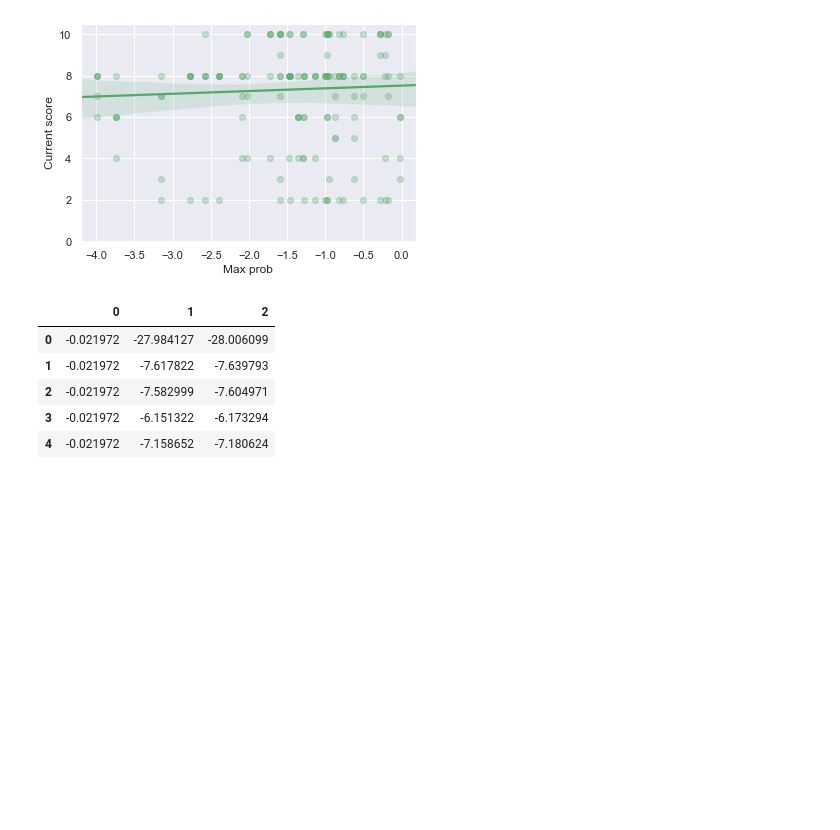
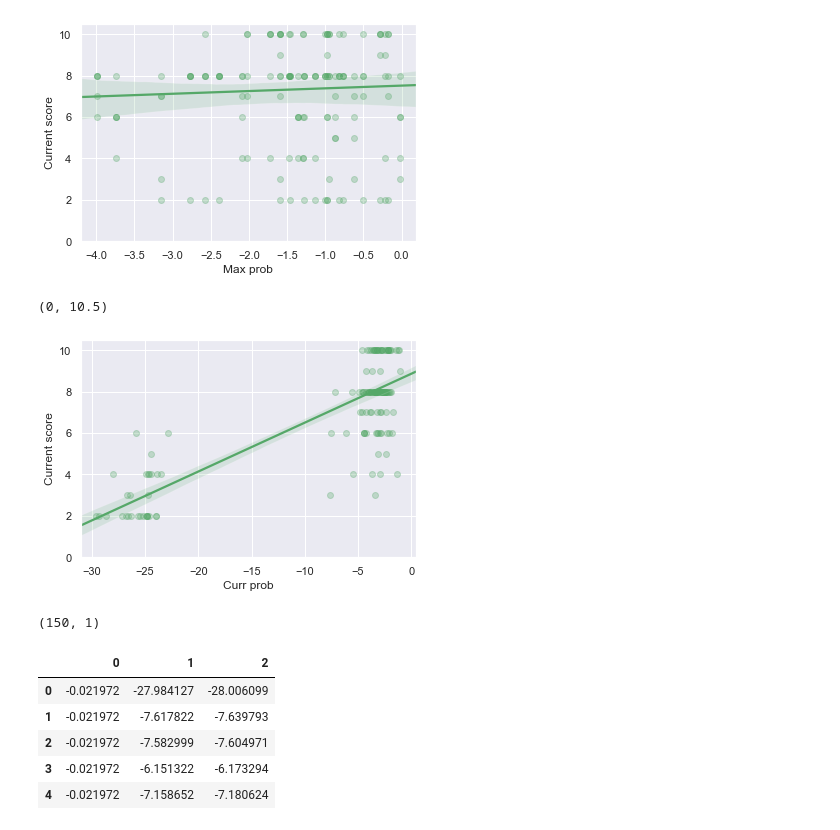
Before and after one commit to TrentBrick/tail-sampling, a Jupyter notebook: AnalyzeMTurk.ipynb, the cells around one changed output. Cells and saved outputs as stored; diff of their text form; code cells hidden in the pictures; blank space fills up the shorter version.

```diff
--- a/AnalyzeMTurk.ipynb
+++ b/AnalyzeMTurk.ipynb
@@ -815,6 +832,19 @@ plt.ylim([0,10.5])
 # %% [output]
 (0, 10.5)
 [figure]
+# %%
+ax = sns.regplot(x=x_ml[1], y=y_ml, robust=True,
+                 color="g", scatter_kws={'alpha':0.3})
+plt.xlabel('Curr prob')
+plt.ylabel('Current score')
+plt.ylim([0,10.5])
+# %% [output]
+(0, 10.5)
+[figure, added]
+# %%
+y_ml.shape
+# %% [output]
+(150, 1)
 # %%
 x_ml.head()
 # %% [output]
```
Also changed, not shown: parts of 25 cells of this notebook.
